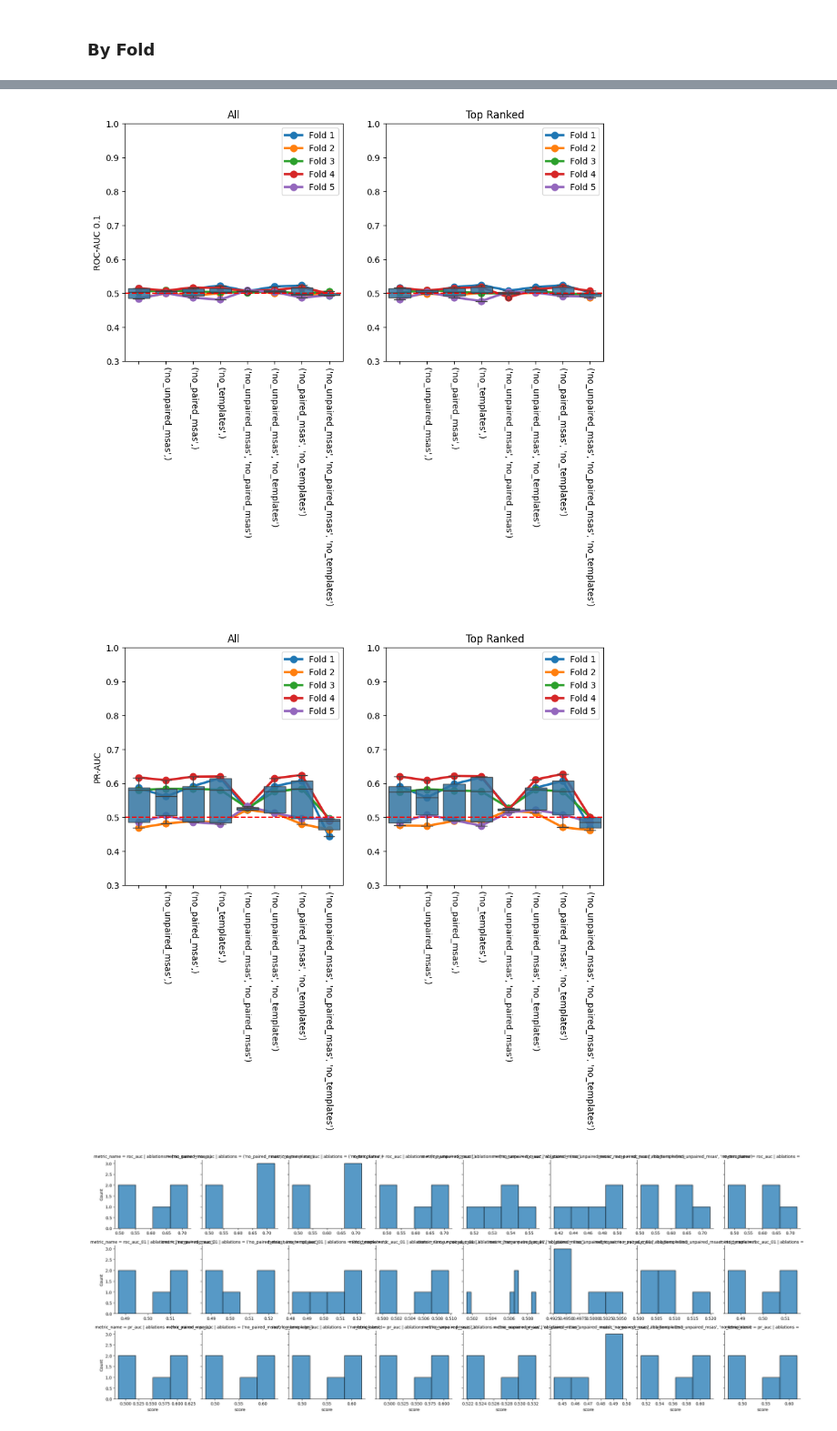
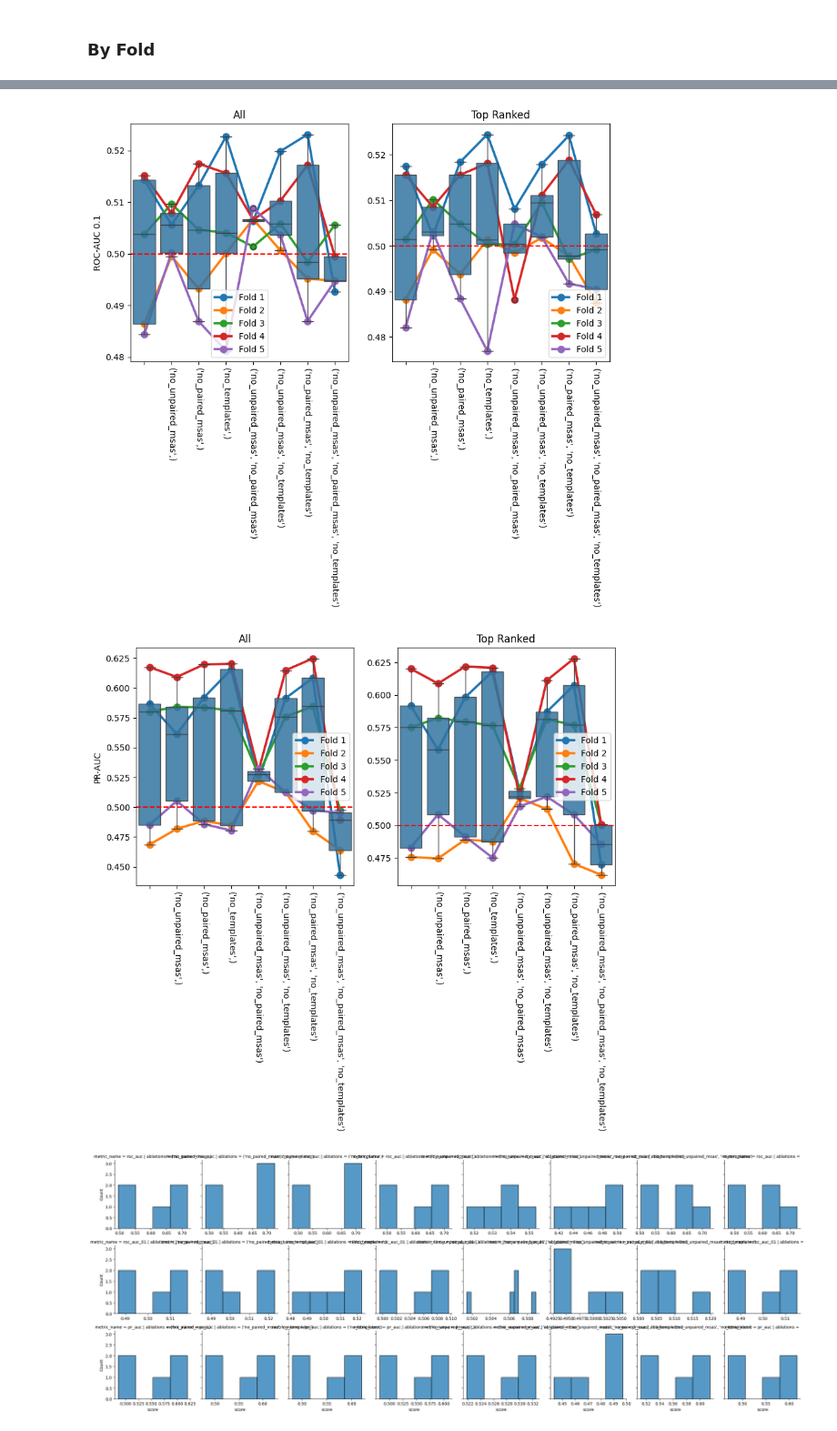
Before and after one commit to benjiemc/tcr-pmhc-predicted-structures, a Jupyter notebook: notebooks/ablations_of_alphafold3.ipynb, the cells around one changed output, grey strips where cells are left out. Shown at 91% size. Cells and saved outputs as stored; diff of their text form; code cells hidden in the pictures.

```diff
--- a/notebooks/ablations_of_alphafold3.ipynb
+++ b/notebooks/ablations_of_alphafold3.ipynb
@@ -189,7 +189,8 @@ for metric_name in ('roc_auc', 'roc_auc_01', 'pr_auc'):
 
         ax.set_title(title)
         ax.set_xlabel('')
-        ax.set_ylim(0.4, 1.0)
+
+        ax.set_ylim(0.4, 0.7)
 
         ax.set_xticks(ax.get_xticks())
         ax.set_xticklabels(ax.get_xticklabels(), rotation=270)
@@ -381,7 +382,6 @@ for metric_name in ('roc_auc', 'roc_auc_01', 'pr_auc'):
 
         ax.set_title(title)
         ax.set_xlabel('')
-        ax.set_ylim(0.3, 1.0)
 
         ax.set_xticks(ax.get_xticks())
         ax.set_xticklabels(ax.get_xticklabels(), rotation=270)
@@ -403,5 +403,5 @@ for metric_name in ('roc_auc', 'roc_auc_01', 'pr_auc'):
-[figure, old version]
+[figure, new version]
-[figure, old version]
+[figure, new version]
 # %%
 sns.FacetGrid(
     roc_aucs_by_fold.melt(
```
Also changed, not shown: parts of 2 cells of this notebook, 2 other files.
